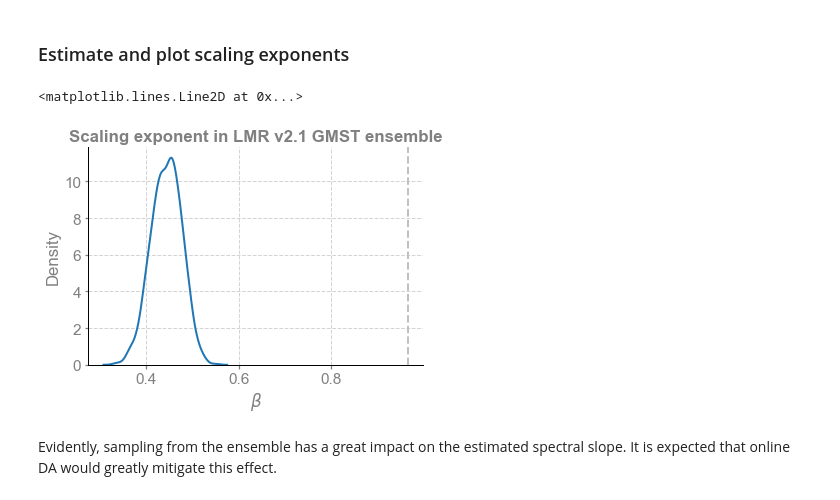
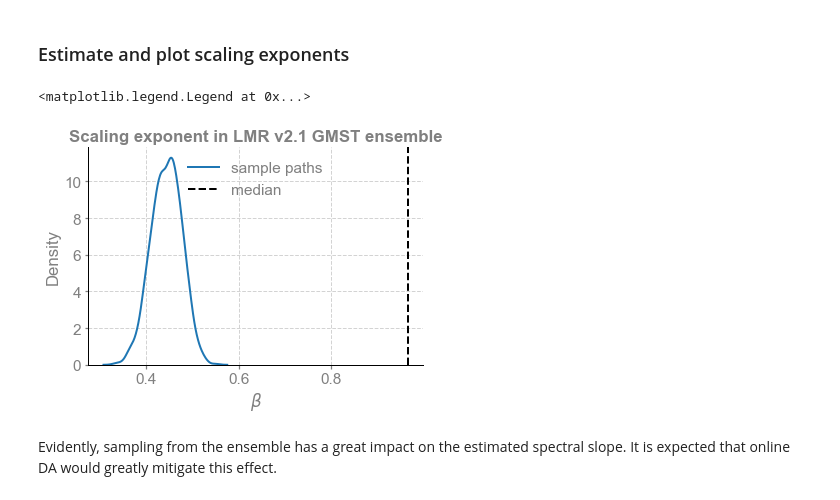
Before and after one commit to LinkedEarth/pens, a Jupyter notebook: docs/notebooks/spectra.ipynb, the cells around one changed output. Drawn from its saved outputs; the diff is of its cells as text; code cells hidden in the pictures.

```diff
--- a/docs/notebooks/spectra.ipynb
+++ b/docs/notebooks/spectra.ipynb
@@ -69,13 +72,14 @@ esm_beta.plot(ax=ax)
 # %%
 import seaborn as sns
 
 es_beta = es_spec.beta_est() # estimate scaling exponents
-ax = sns.kdeplot(es_beta.beta_est_res['beta']) # plot their distribution
+ax = sns.kdeplot(es_beta.beta_est_res['beta'],label='sample paths') # plot their distribution
 ax.set_xlabel(r'$\beta$')
 ax.set_title('Scaling exponent in LMR v2.1 GMST ensemble',fontweight='bold')
-ax.axvline(x=esm_beta.beta_est_res['beta'],ymin=0,ymax=10,ls='--',color='silver') # add the scaling exponent of the median trajectory
+ax.axvline(x=esm_beta.beta_est_res['beta'],ymin=0,ymax=10,ls='--',lw=2, color='black',label='median') # add the scaling exponent of the median trajectory
+ax.legend(loc='upper center')
 # %% [output]
-<matplotlib.lines.Line2D at 0x...>
+<matplotlib.legend.Legend at 0x...>
-[figure, old version]
+[figure, new version]
 # %% [markdown]
 Evidently, sampling from the ensemble has a great impact on the estimated spectral slope. It is expected that online DA would greatly mitigate this effect.
```
Also changed, not shown: parts of 2 cells of this notebook, 12 other files.
